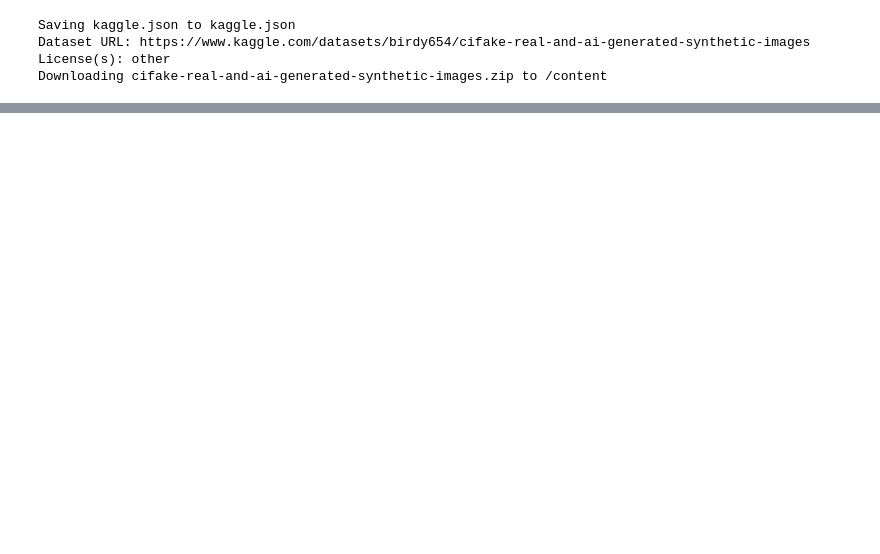
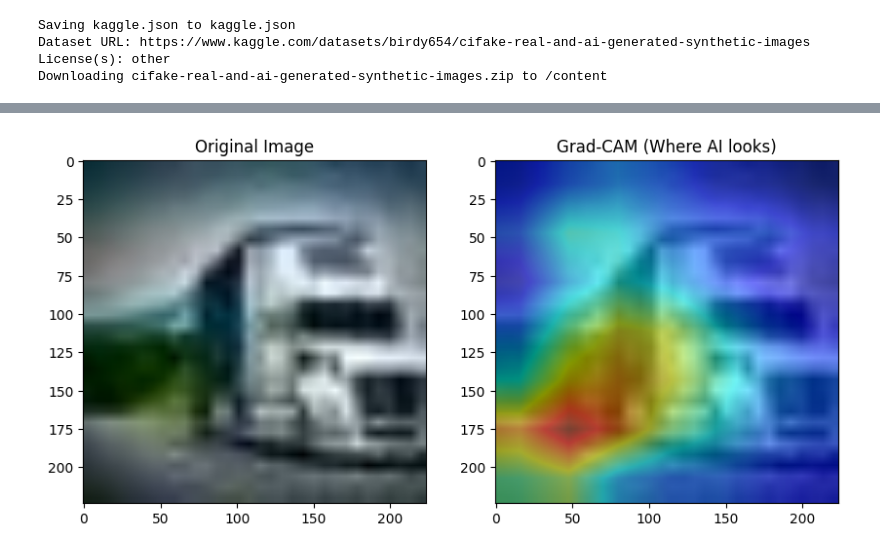
Before and after one commit to Vismayavinodk/SynthShield-AI, a Jupyter notebook: notebooks/SynthShield.ipynb, the cells around one changed output, grey strips where cells are left out. Cells and saved outputs as stored; diff of their text form; code cells hidden in the pictures; blank space fills up the shorter version.

```diff
--- a/notebooks/SynthShield.ipynb
+++ b/notebooks/SynthShield.ipynb
@@ -95,7 +103,8 @@ import torch
 import torch.nn as nn
 import torchvision.models as models
 
-device = torch.device("cuda")
+device = torch.device("cuda" if torch.cuda.is_available() else "cpu")
+print("Using device:", device)
 
 model = models.resnet18(pretrained=True)
 
@@ -137,5 +147,3 @@ def train_model(model, loader, epochs=5):
             total += labels.size(0)
 
         print(f"Epoch {epoch+1}: Loss {total_loss/len(loader):.4f}, Accuracy {100*correct/total:.2f}%")
-
-train_model(model, train_loader, epochs=15)
@@ -150,0 +182,8 @@ Epoch 8: Loss 0.2968, Accuracy 87.58%
+# %%
+for param in model.parameters():
+    param.requires_grad = True
+
+optimizer = optim.Adam(model.parameters(), lr=1e-5)
+
+print("Stage 2: Fine-tuning entire model")
+train_model(model, train_loader, epochs=5)
@@ -179,0 +244,43 @@ evaluate(model, test_loader)
+# %%
+!pip install grad-cam
+from pytorch_grad_cam import GradCAM
+from pytorch_grad_cam.utils.model_targets import ClassifierOutputTarget
+from pytorch_grad_cam.utils.image import show_cam_on_image
+
+def visualize_decision(model, img_tensor, label):
+    model.eval()
+    # ResNet-18 last conv layer is usually model.layer4[-1]
+    target_layers = [model.layer4[-1]]
+
+    # Construct the CAM object
+    cam = GradCAM(model=model, target_layers=target_layers)
+
+    # Generate heatmap for the specific class (0 for Fake, 1 for Real)
+    targets = [ClassifierOutputTarget(label)]
+    grayscale_cam = cam(input_tensor=img_tensor.unsqueeze(0).to(device), targets=targets)
+    grayscale_cam = grayscale_cam[0, :]
+
+    # Prepare image for display (denormalize)
+    img_show = img_tensor.permute(1, 2, 0).cpu().numpy()
+    img_show = (img_show * [0.229, 0.224, 0.225]) + [0.485, 0.456, 0.406]
+    img_show = np.clip(img_show, 0, 1)
+
+    visualization = show_cam_on_image(img_show, grayscale_cam, use_rgb=True)
+
+    plt.figure(figsize=(10, 5))
+    plt.subplot(1, 2, 1)
+    plt.imshow(img_show)
+    plt.title("Original Image")
+    plt.subplot(1, 2, 2)
+    plt.imshow(visualization)
+    plt.title("Grad-CAM (Where AI looks)")
+    plt.show()
+
+# Test it on a FAKE image from the test set
+img, lbl = test_dataset[0]
+with torch.no_grad():
+    outputs = model(img.unsqueeze(0).to(device))
+    probs = torch.softmax(outputs, dim=1)
+    print("Confidence:", probs)
+visualize_decision(model, img, lbl)
+# %% [output]
@@ -179,0 +304 @@ evaluate(model, test_loader)
+[figure, added]
```
Also changed, not shown: parts of 18 cells of this notebook, 1 other file.
